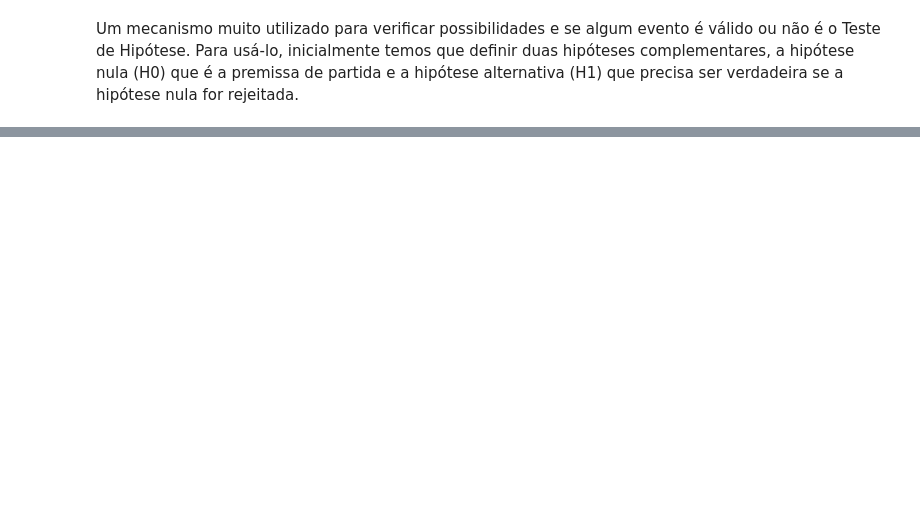
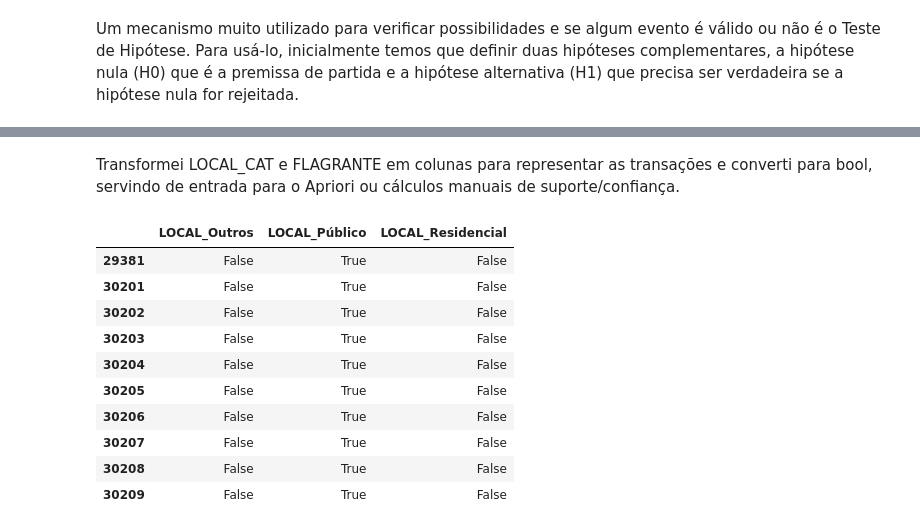
Before and after one commit to itsnalu/Projeto_CCF425, a Jupyter notebook: Projeto_Dados.ipynb, the cells around one changed output, grey strips where cells are left out. Cells and saved outputs as stored; diff of their text form; code cells hidden in the pictures; blank space fills up the shorter version.

```diff
--- a/Projeto_Dados.ipynb
+++ b/Projeto_Dados.ipynb
@@ -3038,0 +3105,24 @@ O p-valor é tão pequeno que foi arredondado para 0. Isso quer dizer que a prob
+# %% [markdown]
+Transformei LOCAL_CAT e FLAGRANTE em colunas para representar as transações e converti para bool, servindo de entrada para o Apriori ou cálculos manuais de suporte/confiança.
+# %%
+# Categorias de locais de ocorrências que houveram FLAGRANTE == SIM
+# Converte 0/1 para False/True
+df_loc_dummies = pd.get_dummies(
+    df_copy['LOCAL_CAT'].astype(str),
+    prefix='LOCAL'
+).astype(bool)
+
+# Exibe as primeiras 10 linhas para conferir
+df_loc_dummies.head(10)
+# %% [output]
+|  | LOCAL_Outros | LOCAL_Público | LOCAL_Residencial |
+| 29381 | False | True | False |
+| 30201 | False | True | False |
+| 30202 | False | True | False |
+| 30203 | False | True | False |
+| 30204 | False | True | False |
+| 30205 | False | True | False |
+| 30206 | False | True | False |
+| 30207 | False | True | False |
+| 30208 | False | True | False |
+| 30209 | False | True | False |
```
Also changed, not shown: parts of 38 cells of this notebook.
